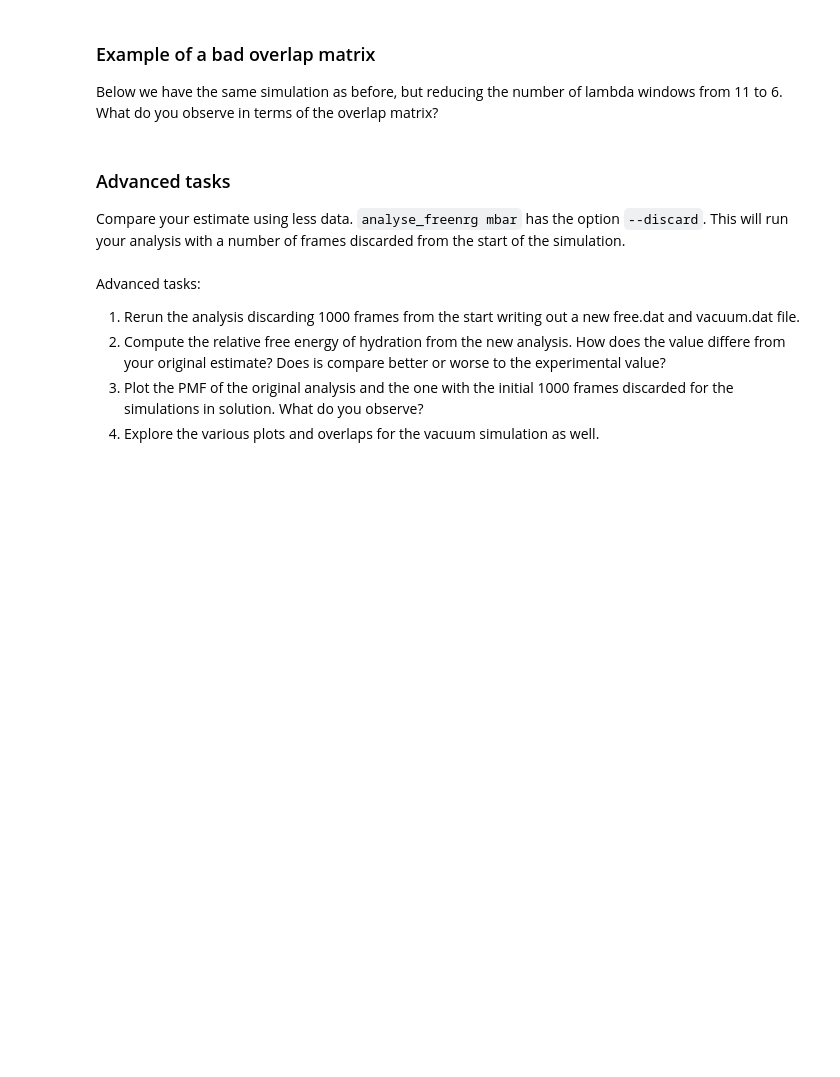
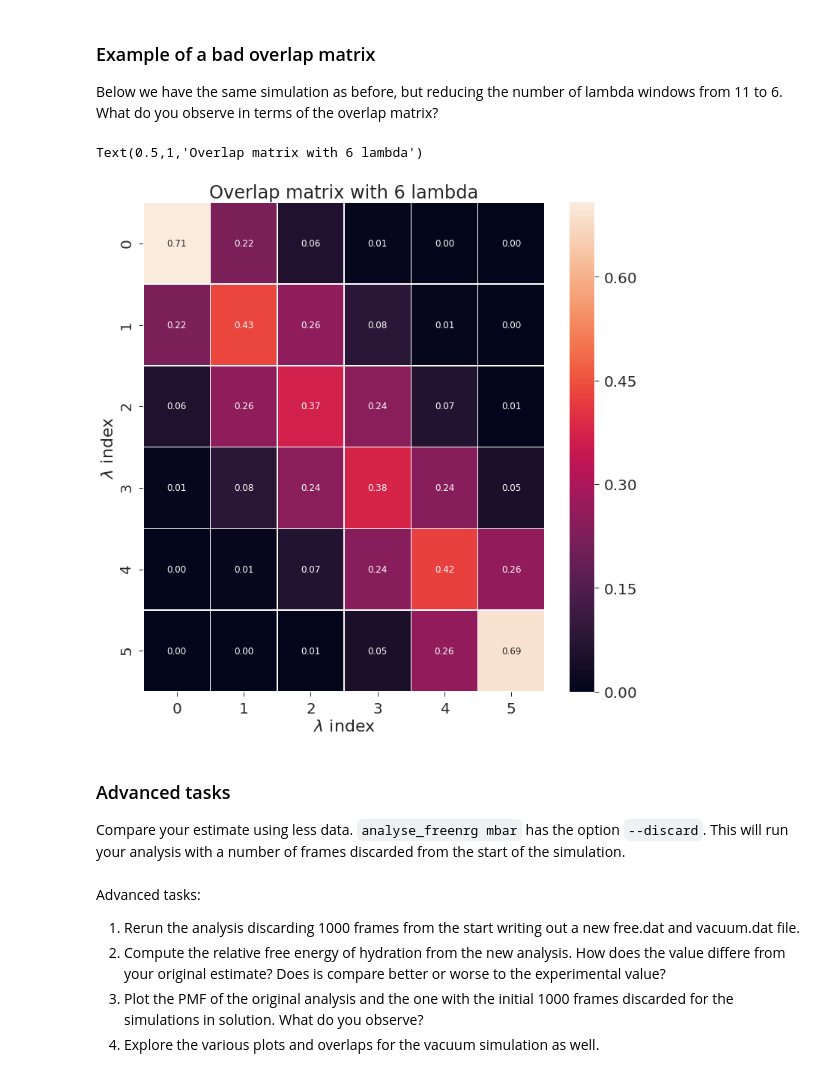
Before and after one commit to CCPBioSim/feanalysis-workshop, a Jupyter notebook: 01_Analysis_ethane_methanol/answers/Exercise_01_answers.ipynb, the cells around one changed output. Drawn from its saved outputs; the diff is of its cells as text; code cells hidden in the pictures; blank space fills up the shorter version.

```diff
--- a/01_Analysis_ethane_methanol/answers/Exercise_01_answers.ipynb
+++ b/01_Analysis_ethane_methanol/answers/Exercise_01_answers.ipynb
@@ -240,6 +334,6 @@ can be used to look at the phase space overlap of neighbouring lambdas. By addin
 # %%
 #A helper function to read the overlap matrix from file
-def get_overlp_matrix(filename):
+def get_overlp_matrix(filename, n_states=11):
     fh = open (filename, 'r')
     lines = fh.readlines()
     fh.close()
@@ -247,12 +341,12 @@ def get_overlp_matrix(filename):
     matrix = []
     for line in lines:
         if line.startswith('#Overlap'):
-            matrix = lines[(count+1):(count+1+11)]
+            matrix = lines[(count+1):(count+1+n_states)]
             break
         count = count+1
     for i in range(len(matrix)):
         temp = matrix[i].strip().split(' ')
-        float_temp = [float(i) for i in temp]
+        float_temp = [float(j) for j in temp]
         matrix[i] = float_temp
     matrix =np.array(matrix)
     return matrix
@@ -282,3 +380,14 @@ Below we have the same simulation as before, but reducing the number of lambda w
+# %%
+## insert code in order to plot the  overlap matrix for the reduced number of lambda windows.
+overlap_bad = get_overlp_matrix('../data/ethane~methanol/6-lambda-overlap.dat', n_states=6)
+fig = figure(figsize=(12,12))
+ax = sbn.heatmap(overlap_bad, annot=True, fmt='.2f', linewidths=.5, annot_kws={"size": 12})
+ax.set_xlabel(r'$\lambda$ index')
+ax.set_ylabel(r'$\lambda$ index')
+ax.set_title('Overlap matrix with 6 lambda')
+# %% [output]
+Text(0.5,1,'Overlap matrix with 6 lambda')
+[figure, added]
 # %% [markdown]
 ### Advanced tasks
 Compare your estimate using less data. `analyse_freenrg mbar` has the option `--discard`. This will run your analysis with a number of frames discarded from the start of the simulation.
```
Also changed, not shown: parts of 19 cells of this notebook.
